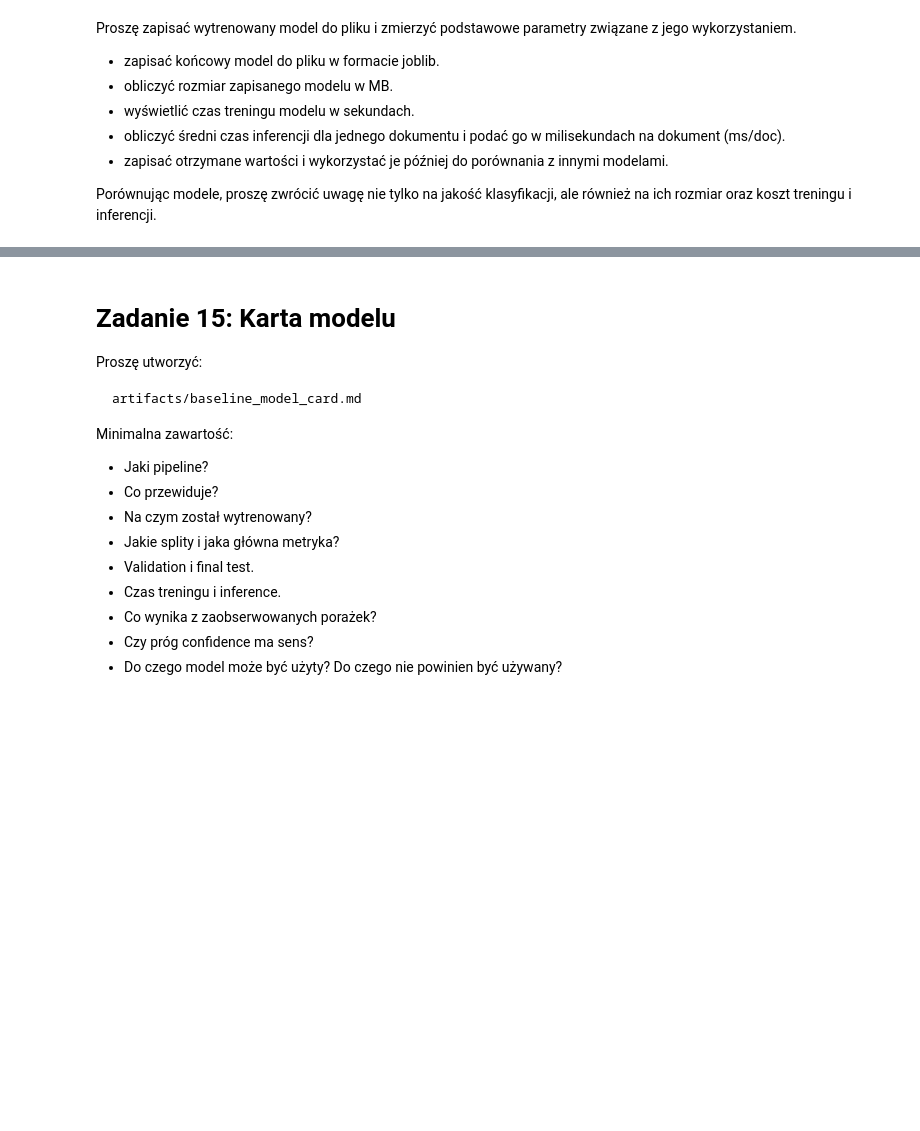
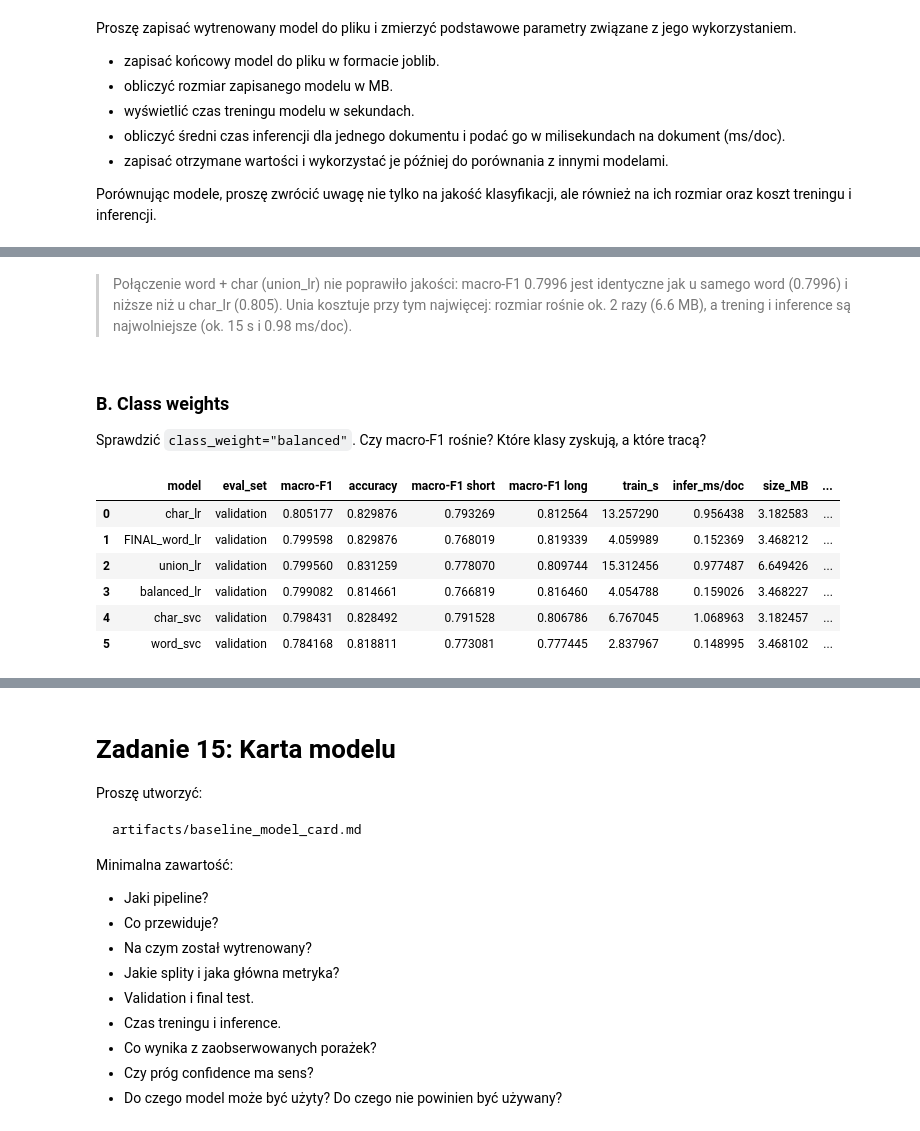
Before and after one commit to Monnkes/nlp, a Jupyter notebook: 002_Baseline.ipynb, the cells around one changed output, grey strips where cells are left out. Saved outputs shown, nothing was run; the diff lists cells and outputs as text; code cells hidden in the pictures; blank space fills up the shorter version.

```diff
--- a/002_Baseline.ipynb
+++ b/002_Baseline.ipynb
@@ -1190,0 +1308,15 @@ Porównując modele, proszę zwrócić uwagę nie tylko na jakość klasyfikacji
+# %%
+char_vec_arena = TfidfVectorizer(analyzer="char_wb", ngram_range=(3, 5), min_df=2, max_features=50_000, sublinear_tf=True)
+
+finalists = {
+    "FINAL_word_lr": Pipeline([("tfidf", clone(word_tfidf)), ("clf", LogisticRegression(C=2.0, max_iter=1000, random_state=RANDOM_STATE))]),
+    "char_lr": Pipeline([("tfidf", clone(char_vec_arena)), ("clf", LogisticRegression(C=7.0, max_iter=1000, random_state=RANDOM_STATE))]),
+    "word_svc": Pipeline([("tfidf", clone(word_tfidf)), ("clf", LinearSVC(random_state=RANDOM_STATE))]),
+    "char_svc": Pipeline([("tfidf", clone(char_vec_arena)), ("clf", LinearSVC(random_state=RANDOM_STATE))]),
+}
+
+arena = pd.DataFrame([
+    measure_system(n, p, train_df["text_norm"], train_df["target"], val_df["text_norm"], val_df["target"])
+    for n, p in finalists.items()
+])
+arena
@@ -1190,0 +1352,10 @@ Porównując modele, proszę zwrócić uwagę nie tylko na jakość klasyfikacji
+# %%
+union = Pipeline([
+    ("feats", FeatureUnion([("word", clone(word_tfidf)), ("char", clone(char_vec_arena))])),
+    ("clf", LogisticRegression(C=2.0, max_iter=1000, random_state=RANDOM_STATE)),
+])
+
+union_row = measure_system("union_lr", union, train_df["text_norm"], train_df["target"], val_df["text_norm"], val_df["target"])
+# %%
+arena_all = pd.concat([arena, pd.DataFrame([union_row])], ignore_index=True)
+arena_all.sort_values("macro-F1", ascending=False).reset_index(drop=True)
@@ -1190,0 +1369,22 @@ Porównując modele, proszę zwrócić uwagę nie tylko na jakość klasyfikacji
+# %% [markdown]
+> Połączenie word + char (union_lr) nie poprawiło jakości: macro-F1 0.7996 jest identyczne jak u samego word (0.7996) i niższe niż u char_lr (0.805). Unia kosztuje przy tym najwięcej: rozmiar rośnie ok. 2 razy (6.6 MB), a trening i inference są najwolniejsze (ok. 15 s i 0.98 ms/doc).
+# %% [markdown]
+### B. Class weights
+Sprawdzić `class_weight="balanced"`. Czy macro-F1 rośnie? Które klasy zyskują, a które tracą?
+# %%
+balanced_lr = Pipeline([
+    ("tfidf", clone(word_tfidf)),
+    ("clf", LogisticRegression(C=2.0, max_iter=1000, class_weight="balanced", random_state=RANDOM_STATE)),
+])
+balanced_row = measure_system("balanced_lr", balanced_lr, train_df["text_norm"], train_df["target"], val_df["text_norm"], val_df["target"])
+
+arena_full = pd.concat([arena_all, pd.DataFrame([balanced_row])], ignore_index=True)
+arena_full.sort_values("macro-F1", ascending=False).reset_index(drop=True)
+# %% [output]
+|  | model | eval_set | macro-F1 | accuracy | macro-F1 short | macro-F1 long | train_s | infer_ms/doc | size_MB | ... |
+| 0 | char_lr | validation | 0.805177 | 0.829876 | 0.793269 | 0.812564 | 13.257290 | 0.956438 | 3.182583 | ... |
+| 1 | FINAL_word_lr | validation | 0.799598 | 0.829876 | 0.768019 | 0.819339 | 4.059989 | 0.152369 | 3.468212 | ... |
+| 2 | union_lr | validation | 0.799560 | 0.831259 | 0.778070 | 0.809744 | 15.312456 | 0.977487 | 6.649426 | ... |
+| 3 | balanced_lr | validation | 0.799082 | 0.814661 | 0.766819 | 0.816460 | 4.054788 | 0.159026 | 3.468227 | ... |
+| 4 | char_svc | validation | 0.798431 | 0.828492 | 0.791528 | 0.806786 | 6.767045 | 1.068963 | 3.182457 | ... |
+| 5 | word_svc | validation | 0.784168 | 0.818811 | 0.773081 | 0.777445 | 2.837967 | 0.148995 | 3.468102 | ... |
```
Also changed, not shown: parts of 30 cells of this notebook, 7 other files.
